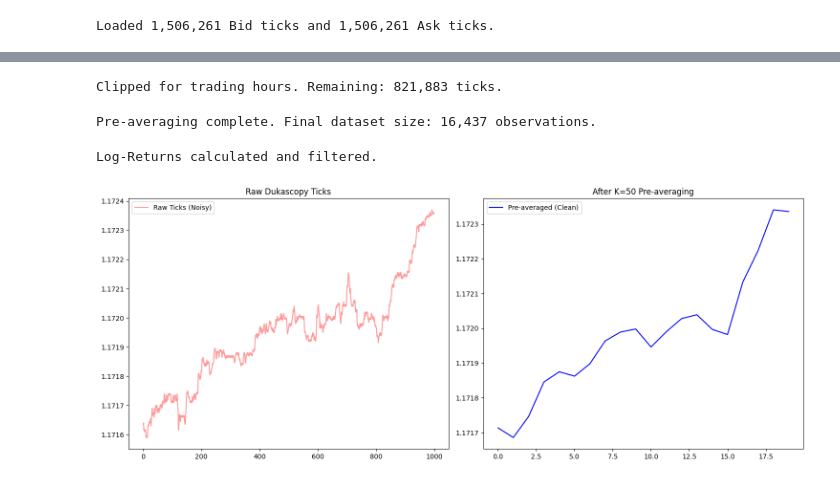
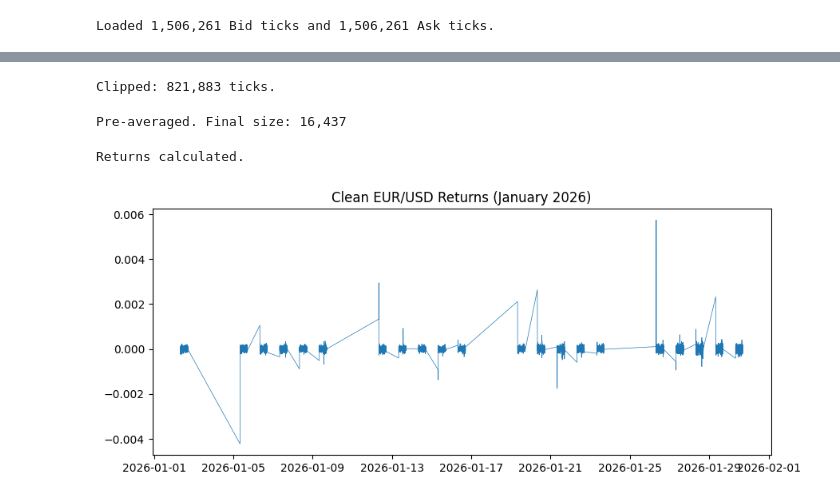
Before and after one commit to egil10/stk-mat2011, a Jupyter notebook: code/notebooks/real_prep.ipynb, the cells around one changed output, grey strips where cells are left out. Drawn from its saved outputs; the diff is of its cells as text; code cells hidden in the pictures.

```diff
--- a/code/notebooks/real_prep.ipynb
+++ b/code/notebooks/real_prep.ipynb
@@ -41,15 +13,9 @@ Validated Data Directory: ../data/processed/
 # %%
-""" Load Dukascopy Bid and Ask for Jan 2026 """
-# Loading from the 'processed' folder where they are already Parquet
 bid_file = os.path.join(data_dir, "eurusd_dukascopy_bid_202601.parquet")
 ask_file = os.path.join(data_dir, "eurusd_dukascopy_ask_202601.parquet")
 
-df_bid = pd.read_parquet(bid_file)
-df_ask = pd.read_parquet(ask_file)
-
-# We only need datetime and price
-df_bid = df_bid[['datetime', 'price']].rename(columns={'price': 'bid'})
-df_ask = df_ask[['datetime', 'price']].rename(columns={'price': 'ask'})
+df_bid = pd.read_parquet(bid_file)[['datetime', 'price']].rename(columns={'price': 'bid'})
+df_ask = pd.read_parquet(ask_file)[['datetime', 'price']].rename(columns={'price': 'ask'})
 
 print(f"Loaded {len(df_bid):,} Bid ticks and {len(df_ask):,} Ask ticks.")
 # %% [output]
@@ -81,55 +34,26 @@ datetime
 # %%
-""" Clip for Core Trading Hours (08:00 - 17:00) """
 df_clipped = df.between_time('08:00', '17:00')
-
-print(f"Clipped for trading hours. Remaining: {len(df_clipped):,} ticks.")
+print(f"Clipped: {len(df_clipped):,} ticks.")
 # %% [output]
-Clipped for trading hours. Remaining: 821,883 ticks.
+Clipped: 821,883 ticks.
 # %%
-""" Pre-average and Downsample (K=50) """
 K_TICKS = 50
-
-# Rolling mean of K ticks
 df_preavg = df_clipped['mid'].rolling(window=K_TICKS).mean()
-
-# Take every K-th point to get a clean, independent series
 df_final = df_preavg.iloc[::K_TICKS].dropna().to_frame(name='mid_price')
-
-print(f"Pre-averaging complete. Final dataset size: {len(df_final):,} observations.")
+print(f"Pre-averaged. Final size: {len(df_final):,}")
 # %% [output]
-Pre-averaging complete. Final dataset size: 16,437 observations.
+Pre-averaged. Final size: 16,437
-# %%
-""" Calculate Clean Log-Returns for the Models """
-df_final['returns'] = np.log(df_final['mid_price']).diff()
-df_final = df_final.dropna()
-
-# Extra safety: filter extreme outliers (likely data bad prints)
-df_final = df_final[df_final['returns'].abs() < df_final['returns'].std() * 10]
-
-print("Log-Returns calculated and filtered.")
-# %% [output]
-Log-Returns calculated and filtered.
-# %%
-""" Verify Noise Reduction with Plot """
-plt.figure(figsize=(15, 6))
-
-# Plot raw vs cleaned for a small slice
-start = 10000
-raw_slice = df_clipped['mid'].iloc[start : start+1000]
-clean_slice = df_final['mid_price'].iloc[start//K_TICKS : (start+1000)//K_TICKS]
-
-plt.subplot(1, 2, 1)
-plt.plot(raw_slice.values, color='red', alpha=0.4, label='Raw Ticks (Noisy)')
-plt.title("Raw Dukascopy Ticks")
-plt.legend()
-
-plt.subplot(1, 2, 2)
-plt.plot(clean_slice.values, color='blue', label='Pre-averaged (Clean)')
-plt.title(f"After K={K_TICKS} Pre-averaging")
-plt.legend()
-
-plt.tight_layout()
-plt.show()
-# %% [output]
-[figure, removed]
+# %%
+df_final['returns'] = np.log(df_final['mid_price']).diff()
+df_final = df_final.dropna()
+print("Returns calculated.")
+# %% [output]
+Returns calculated.
+# %%
+plt.figure(figsize=(10, 4))
+plt.plot(df_final['returns'], lw=0.5)
+plt.title("Clean EUR/USD Returns (January 2026)")
+plt.show()
+# %% [output]
+[figure, added]
 # %%
```
Also changed, not shown: parts of 6 cells of this notebook, 1 other file.
